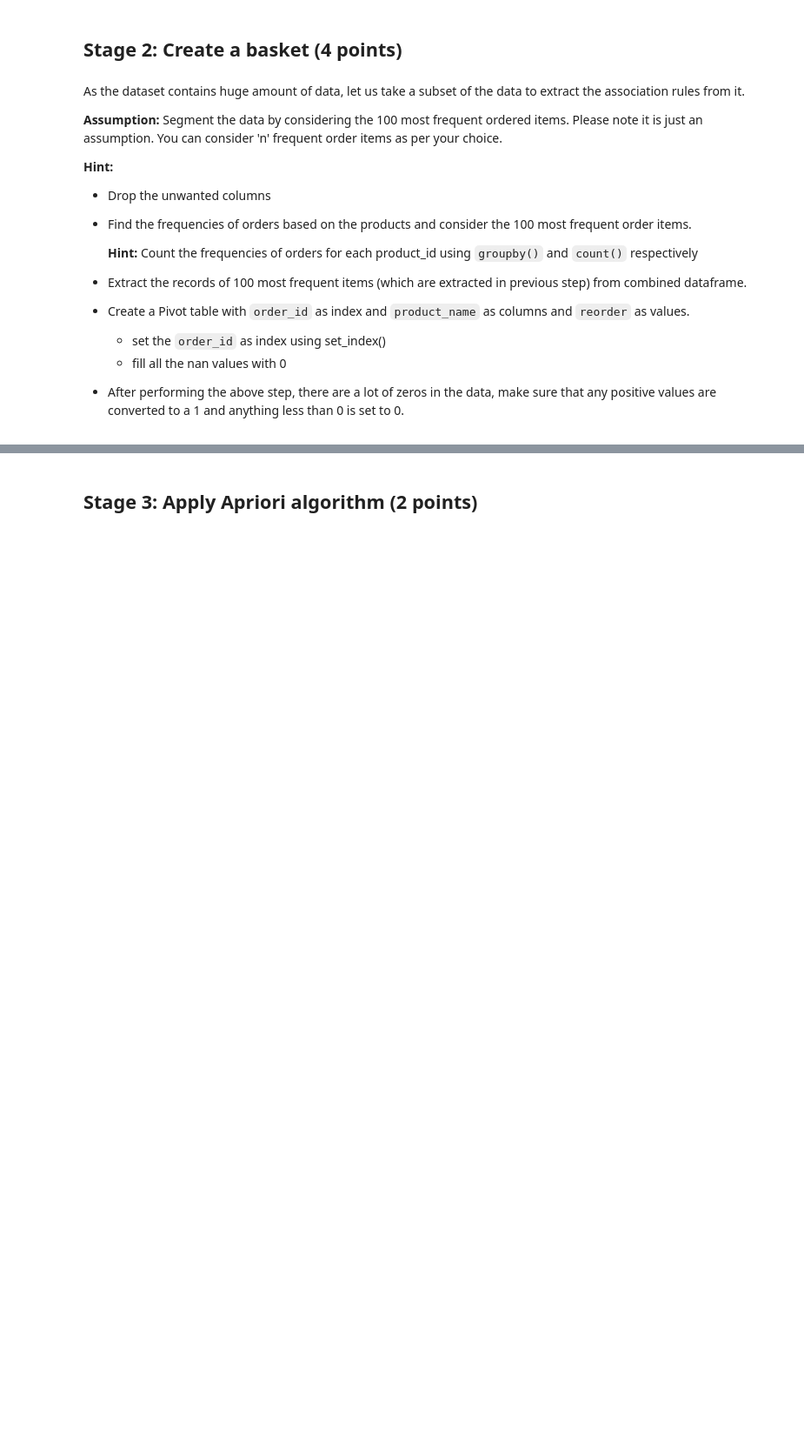
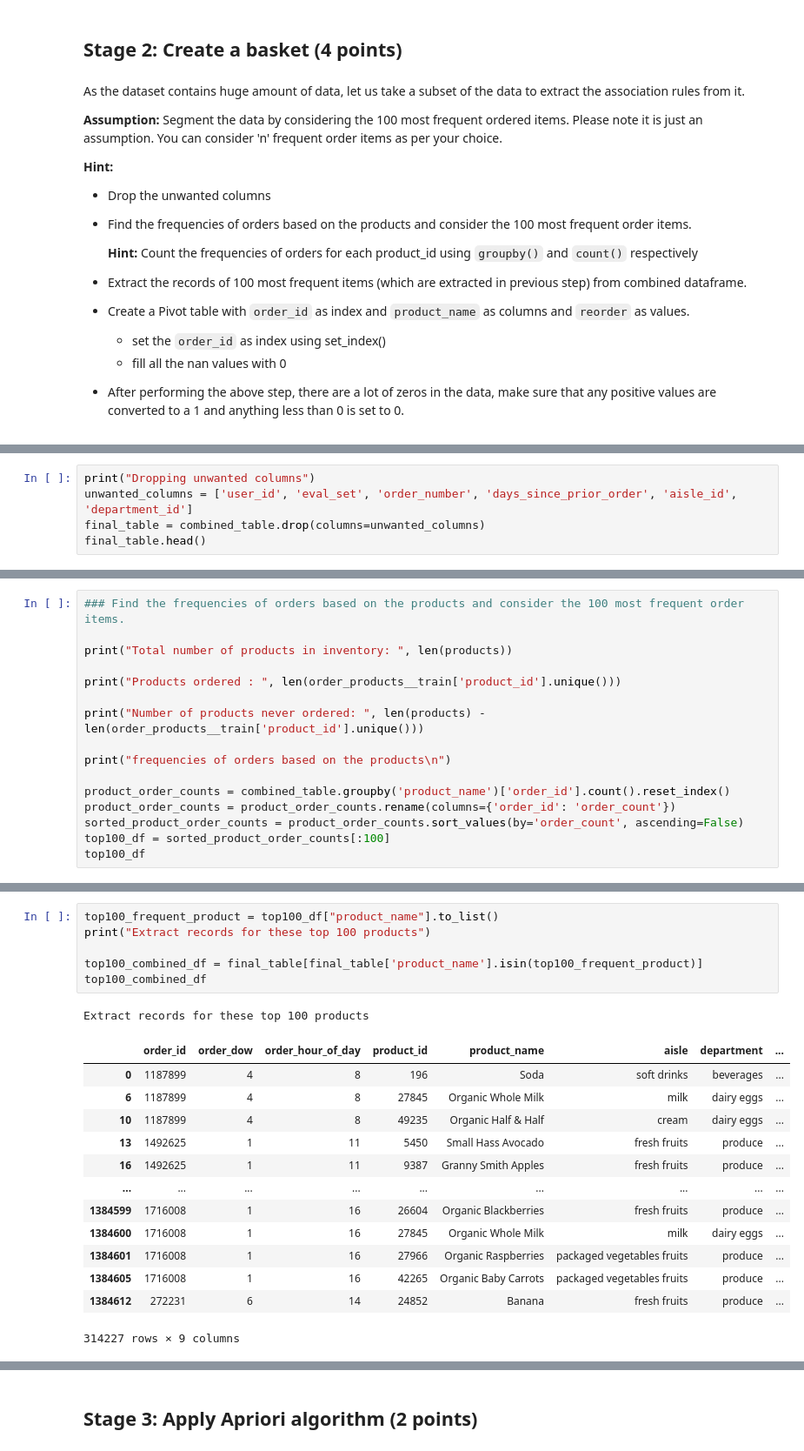
Before and after one commit to surabhi13gupta/CDS, a Jupyter notebook: Module 8/MP1/Market_Basket_Analysis.ipynb, the cells around one changed output, grey strips where cells are left out. Shown: that part at 87% size. Drawn from its saved outputs; the diff is of its cells as text; blank space fills up the shorter version.

```diff
--- a/Module 8/MP1/Market_Basket_Analysis.ipynb
+++ b/Module 8/MP1/Market_Basket_Analysis.ipynb
@@ -360,0 +388,5 @@ As the dataset contains huge amount of data, let us take a subset of the data to
+# %%
+print("Dropping unwanted columns")
+unwanted_columns = ['user_id', 'eval_set', 'order_number', 'days_since_prior_order', 'aisle_id', 'department_id']
+final_table = combined_table.drop(columns=unwanted_columns)
+final_table.head()
@@ -360,0 +401,16 @@ As the dataset contains huge amount of data, let us take a subset of the data to
+# %%
+### Find the frequencies of orders based on the products and consider the 100 most frequent order items.
+
+print("Total number of products in inventory: ", len(products))
+
+print("Products ordered : ", len(order_products__train['product_id'].unique()))
+
+print("Number of products never ordered: ", len(products) - len(order_products__train['product_id'].unique()))
+
+print("frequencies of orders based on the products\n")
+
+product_order_counts = combined_table.groupby('product_name')['order_id'].count().reset_index()
+product_order_counts = product_order_counts.rename(columns={'order_id': 'order_count'})
+sorted_product_order_counts = product_order_counts.sort_values(by='order_count', ascending=False)
+top100_df = sorted_product_order_counts[:100]
+top100_df
@@ -360,0 +435,21 @@ As the dataset contains huge amount of data, let us take a subset of the data to
+# %%
+top100_frequent_product = top100_df["product_name"].to_list()
+print("Extract records for these top 100 products")
+
+top100_combined_df = final_table[final_table['product_name'].isin(top100_frequent_product)]
+top100_combined_df
+# %% [output]
+Extract records for these top 100 products
+|  | order_id | order_dow | order_hour_of_day | product_id | product_name | aisle | department | ... |
+| 0 | 1187899 | 4 | 8 | 196 | Soda | soft drinks | beverages | ... |
+| 6 | 1187899 | 4 | 8 | 27845 | Organic Whole Milk | milk | dairy eggs | ... |
+| 10 | 1187899 | 4 | 8 | 49235 | Organic Half & Half | cream | dairy eggs | ... |
+| 13 | 1492625 | 1 | 11 | 5450 | Small Hass Avocado | fresh fruits | produce | ... |
+| 16 | 1492625 | 1 | 11 | 9387 | Granny Smith Apples | fresh fruits | produce | ... |
+| ... | ... | ... | ... | ... | ... | ... | ... | ... |
+| 1384599 | 1716008 | 1 | 16 | 26604 | Organic Blackberries | fresh fruits | produce | ... |
+| 1384600 | 1716008 | 1 | 16 | 27845 | Organic Whole Milk | milk | dairy eggs | ... |
+| 1384601 | 1716008 | 1 | 16 | 27966 | Organic Raspberries | packaged vegetables fruits | produce | ... |
+| 1384605 | 1716008 | 1 | 16 | 42265 | Organic Baby Carrots | packaged vegetables fruits | produce | ... |
+| 1384612 | 272231 | 6 | 14 | 24852 | Banana | fresh fruits | produce | ... |
+314227 rows × 9 columns
```
Also changed, not shown: parts of 14 cells of this notebook.
